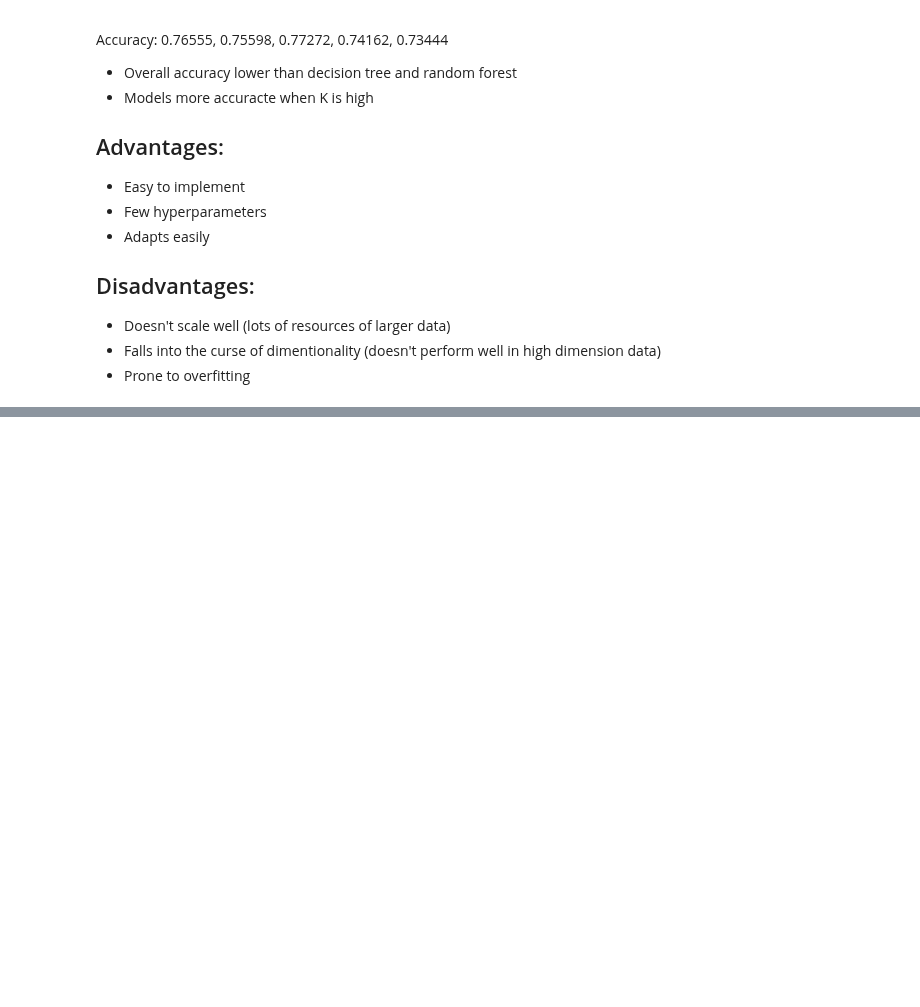
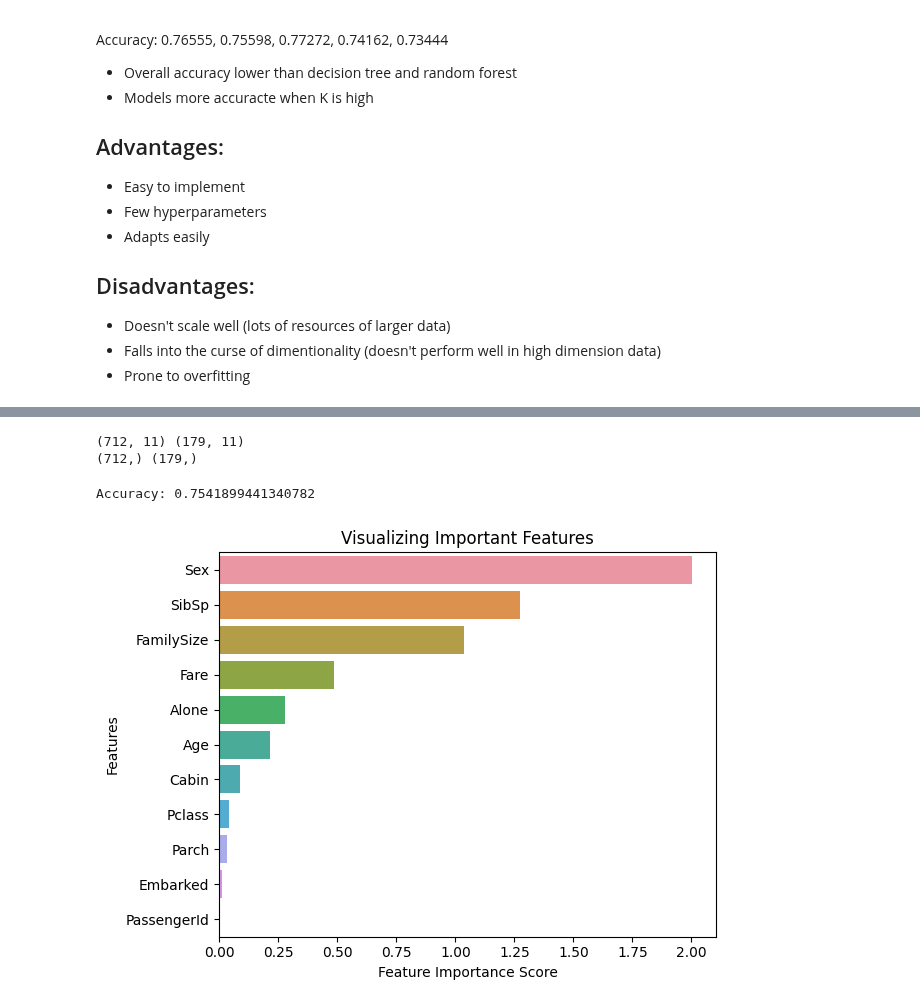
Before and after one commit to Alex-Mak-MCW/Titanic-Survival-Precictions-Project, a Jupyter notebook: KaggleTitanicProject.ipynb, the cells around one changed output, grey strips where cells are left out. Drawn from its saved outputs; the diff is of its cells as text; code cells hidden in the pictures; blank space fills up the shorter version.

Commit message:
SVC with linear kernel done

```diff
--- a/KaggleTitanicProject.ipynb
+++ b/KaggleTitanicProject.ipynb
@@ -1010,0 +1016,50 @@ Accuracy: 0.76555, 0.75598, 0.77272, 0.74162, 0.73444
+# %%
+# Classifier: SVC with linear kernel(d)
+
+# 6.d1.1 Modelling - Implementing Model
+
+# Classification using support vector classifier with linear kernel
+from sklearn.svm import SVC
+from sklearn import metrics
+from sklearn.model_selection import train_test_split
+from sklearn.metrics import classification_report
+from sklearn.metrics import confusion_matrix
+
+# split the training data, test with sizes
+X_train, X_test, y_train, y_test = train_test_split(scaled_train, y, test_size=0.2)
+print(X_train.shape, X_test.shape)
+print(y_train.shape, y_test.shape)
+
+# Train the model with the default settings
+svc_clf = SVC(kernel="linear")
+
+# Fit the clasifier model
+svc_clf.fit(X_train, y_train)
+
+# make predictions from model
+y_pred=svc_clf.predict(X_test)
+# %% [output]
+(712, 11) (179, 11)
+(712,) (179,)
+# %%
+# 6.d1.2 Modelling - model analysis
+
+from pandas import Series
+from matplotlib import pyplot as plt
+
+# feature_imp = pd.Series(svc_clf.coef_, index=scaled_train.columns).sort_values(ascending=False)
+
+feature_imp=pd.Series(abs(svc_clf.coef_[0]), index=scaled_train.columns).sort_values(ascending=False)
+print("Accuracy: {}".format(metrics.accuracy_score(y_test, y_pred)))
+# 82.68%
+
+# # Plot out the features' importance using a barplot
+# plt.figure(figuresize=(20,5))
+sns.barplot(x=feature_imp, y=feature_imp.index)
+plt.xlabel('Feature Importance Score')
+plt.ylabel('Features')
+plt.title("Visualizing Important Features")
+plt.tight_layout()
+# %% [output]
+Accuracy: 0.7541899441340782
+[figure, added]
```
Also changed, not shown: parts of 4 cells of this notebook, 1 other file.
